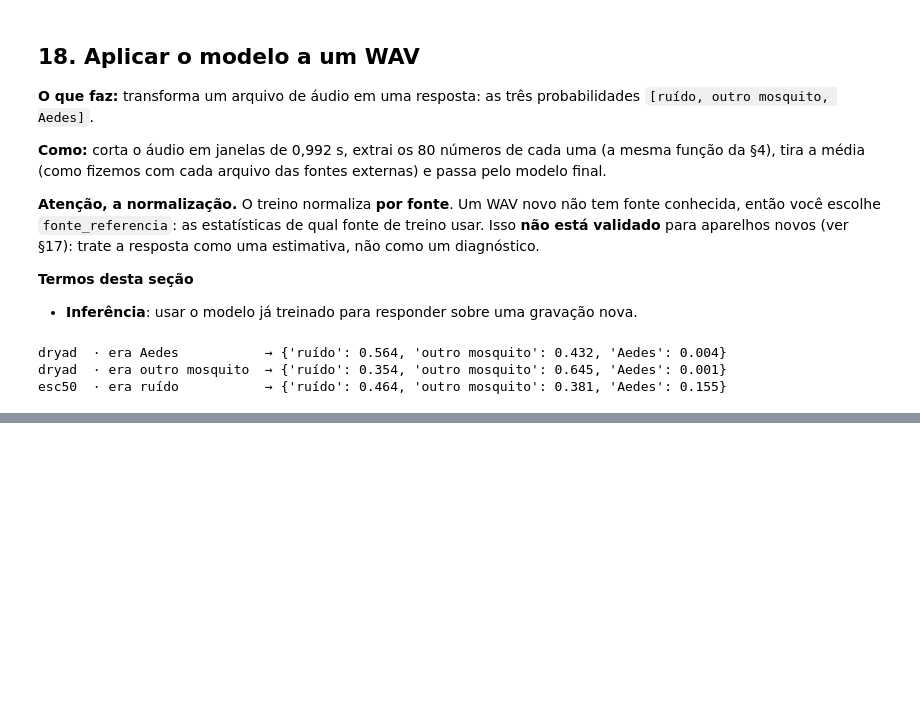
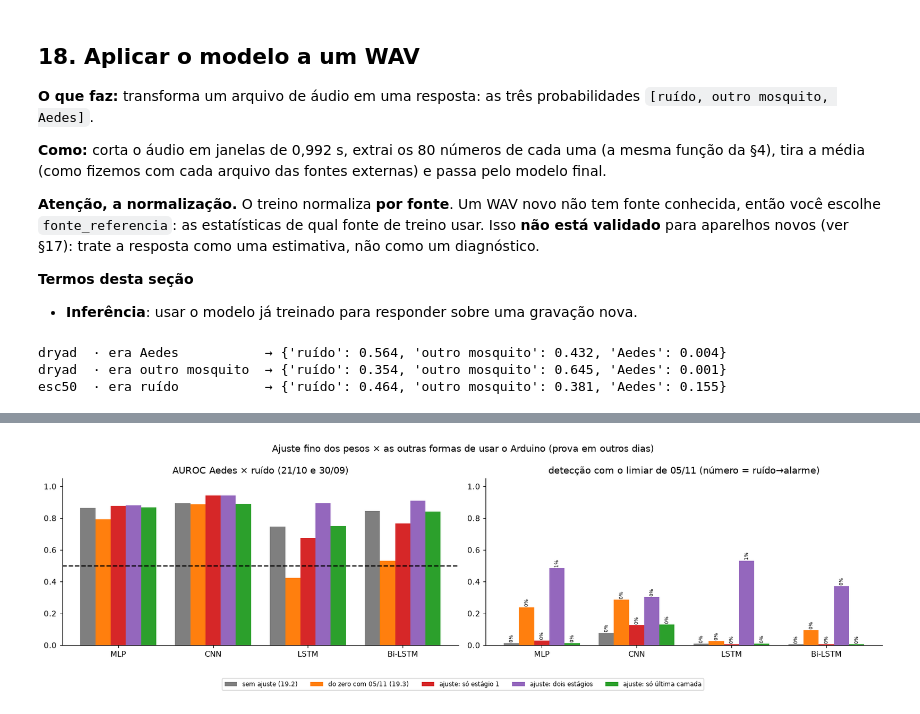
Before and after one commit to Lciarallo/mosquito-wingbeat, a Jupyter notebook: notebooks/detector_ternario_treinamento_teste_aplicacao.ipynb, the cells around one changed output, grey strips where cells are left out. Drawn from its saved outputs; the diff is of its cells as text; code cells hidden in the pictures; blank space fills up the shorter version.

```diff
--- a/notebooks/detector_ternario_treinamento_teste_aplicacao.ipynb
+++ b/notebooks/detector_ternario_treinamento_teste_aplicacao.ipynb
@@ -820,6 +820,7 @@ def ajustar_rede(tipo, A, yy, w, dominio, semente):
         with torch.no_grad():
             o = rede(torch.tensor(B, dtype=torch.float32, device=DISPOSITIVO)); o = o[0] if isinstance(o, tuple) else o
         return torch.sigmoid(o.squeeze(1)).cpu().numpy()
+    prever.rede = rede   # a rede treinada fica acessível (ajuste fino da §19.5)
     return prever
 
 print('parâmetros: MLP', sum(p.numel() for p in mlp().parameters()), '| CNN', sum(p.numel() for p in CNN().parameters()))
@@ -1949,0 +2087,16 @@ display(pd.DataFrame(linhas).set_index(['combinação', 'arquivo', 'trecho']).st
+# %%
+cores_v = {'sem ajuste (19.2)': 'tab:gray', 'do zero com 05/11 (19.3)': 'tab:orange', **dict(zip(VARIANTES_FT.values(), ['tab:red', 'tab:purple', 'tab:green']))}
+fig, ax = plt.subplots(1, 2, figsize=(15, 4.2))
+largura = 0.16; pos = np.arange(len(REDES_FT))
+for j, (v, cor) in enumerate(cores_v.items()):
+    vals = [tab_ft.loc[(NOMES[t][0], v)] for t in REDES_FT]
+    ax[0].bar(pos + (j - 2) * largura, [r_['AUROC (out)'] for r_ in vals], largura, color=cor, label=v)
+    ax[1].bar(pos + (j - 2) * largura, [r_['detecção (limiar)'] for r_ in vals], largura, color=cor)
+    for k, r_ in enumerate(vals):
+        ax[1].text(pos[k] + (j - 2) * largura, r_['detecção (limiar)'] + .01, f"{r_['ruído→alarme (limiar)']:.0%}", ha='center', fontsize=6, rotation=90)
+for a, t in zip(ax, ['AUROC Aedes × ruído (21/10 e 30/09)', 'detecção com o limiar de 05/11 (número = ruído→alarme)']):
+    a.set_xticks(pos, [NOMES[t_][0] for t_ in REDES_FT]); a.set_ylim(0, 1.05); a.set_title(t)
+ax[0].axhline(.5, color='k', ls='--'); fig.legend(*ax[0].get_legend_handles_labels(), fontsize=8, loc='lower center', ncol=5, bbox_to_anchor=(.5, -.06))
+plt.suptitle('Ajuste fino dos pesos × as outras formas de usar o Arduino (prova em outros dias)'); plt.tight_layout(rect=(0, .05, 1, 1)); plt.show()
+# %% [output]
+[figure, added]
```
Also changed, not shown: parts of 51 cells of this notebook, 1 other file.
